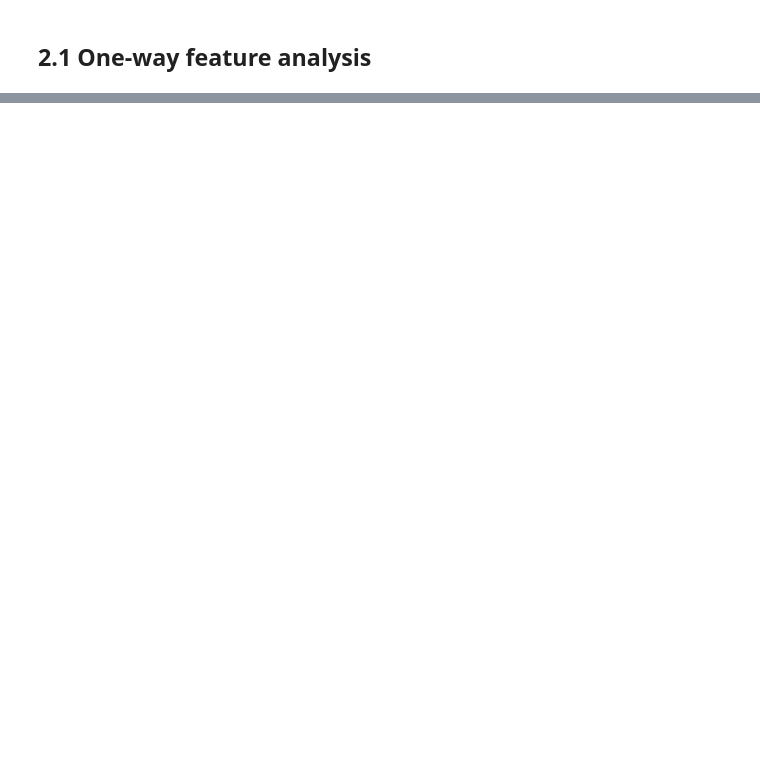
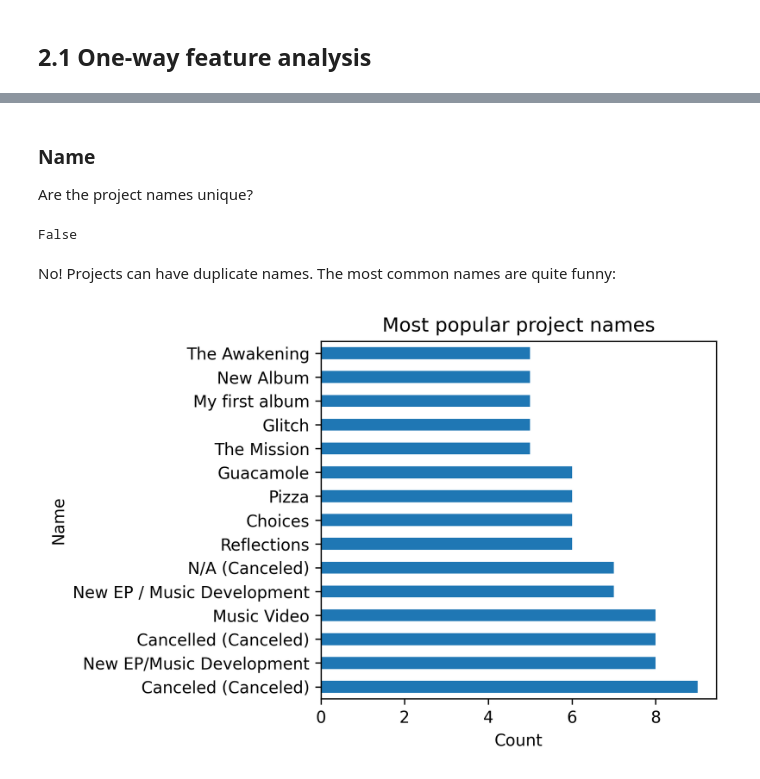
Before and after one commit to ShelyBhogal/data-science, a Jupyter notebook: 13-workshop1-classification/workshop.ipynb, the cells around one changed output, grey strips where cells are left out. Drawn from its saved outputs; the diff is of its cells as text; code cells hidden in the pictures; blank space fills up the shorter version.

```diff
--- a/13-workshop1-classification/workshop.ipynb
+++ b/13-workshop1-classification/workshop.ipynb
@@ -144,0 +123,19 @@ We're going to go through the process of exploring and engineering data, buildin
+# %% [markdown]
+### Name
+
+Are the project names unique?
+# %%
+train['name'].is_unique
+# %% [output]
+False
+# %% [markdown]
+No! Projects can have duplicate names. The most common names are quite funny:
+# %%
+fg, ax = plt.subplots(dpi=300)
+train['name'].value_counts().head(15).plot(kind='barh', ax=ax)
+ax.set_title('Most popular project names')
+ax.set_xlabel('Count')
+ax.set_ylabel('Name')
+fg.tight_layout()
+# %% [output]
+[figure, added]
```
Also changed, not shown: parts of 190 cells of this notebook.
